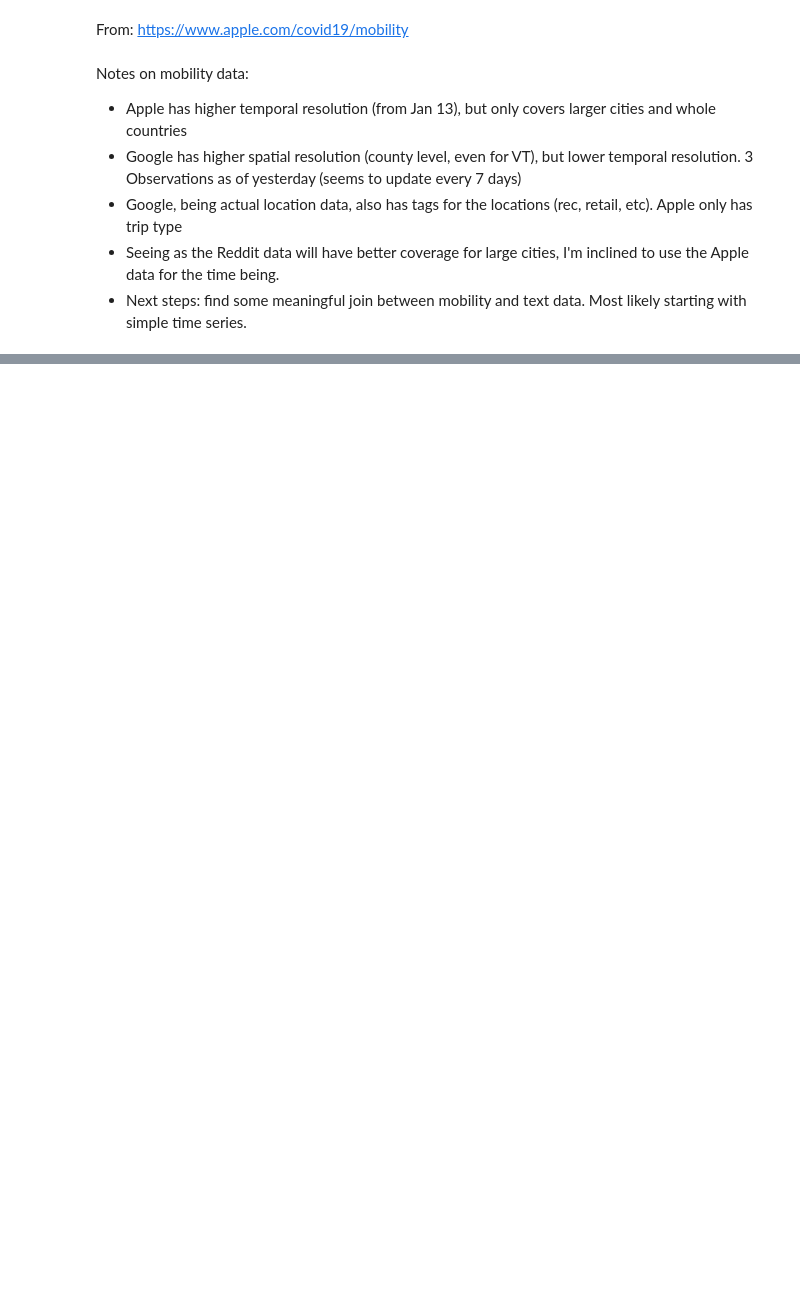
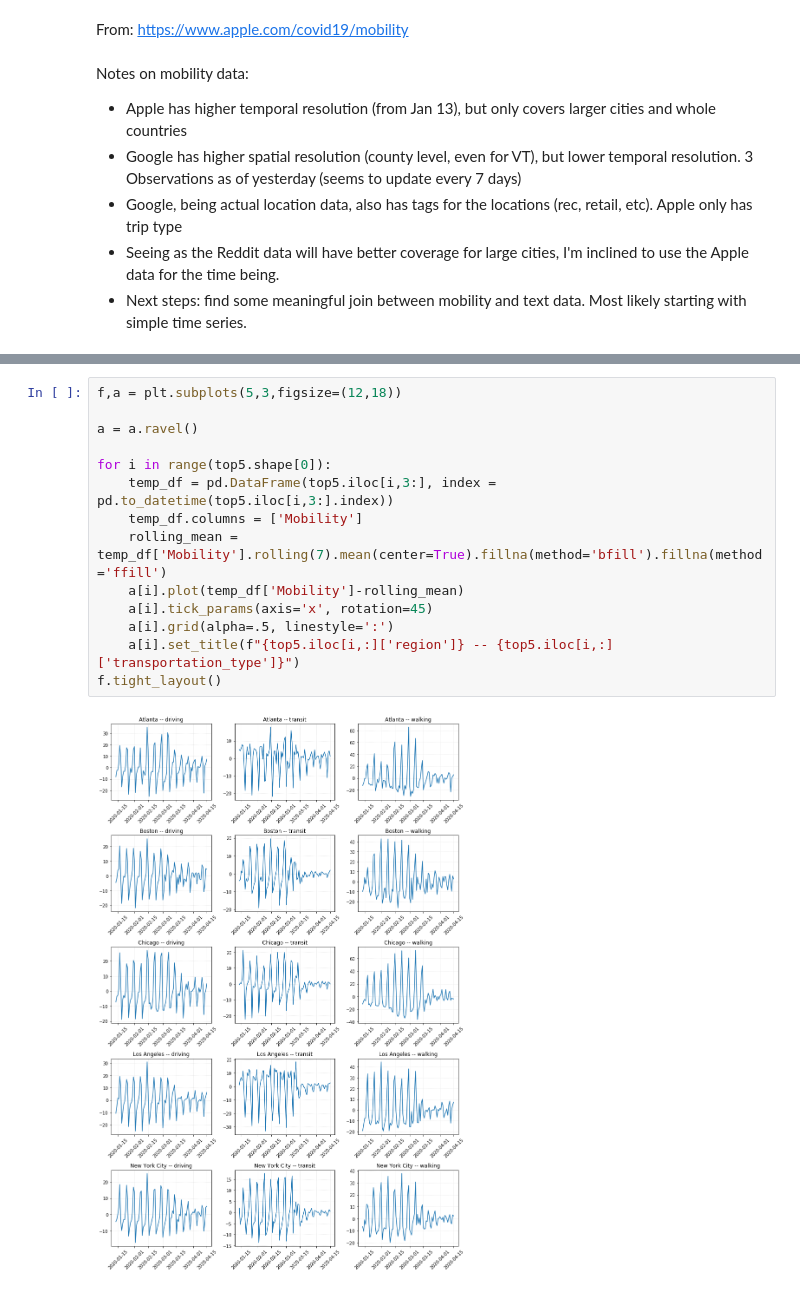
Before and after one commit to KellyGothard/RedditUSACOVID, a Jupyter notebook: notebooks/Apple_mobility_data.ipynb, the cells around one changed output, grey strips where cells are left out. Saved outputs shown, nothing was run; the diff lists cells and outputs as text; blank space fills up the shorter version.

```diff
--- a/notebooks/Apple_mobility_data.ipynb
+++ b/notebooks/Apple_mobility_data.ipynb
@@ -52,0 +130,16 @@ apple_mob_dat
+# %%
+f,a = plt.subplots(5,3,figsize=(12,18))
+
+a = a.ravel()
+
+for i in range(top5.shape[0]):
+    temp_df = pd.DataFrame(top5.iloc[i,3:], index =  pd.to_datetime(top5.iloc[i,3:].index))
+    temp_df.columns = ['Mobility']
+    rolling_mean = temp_df['Mobility'].rolling(7).mean(center=True).fillna(method='bfill').fillna(method='ffill')
+    a[i].plot(temp_df['Mobility']-rolling_mean)
+    a[i].tick_params(axis='x', rotation=45)
+    a[i].grid(alpha=.5, linestyle=':')
+    a[i].set_title(f"{top5.iloc[i,:]['region']} -- {top5.iloc[i,:]['transportation_type']}")
+f.tight_layout()
+# %% [output]
+[figure, added]
```
Also changed, not shown: parts of 20 cells of this notebook, 1 other file.
